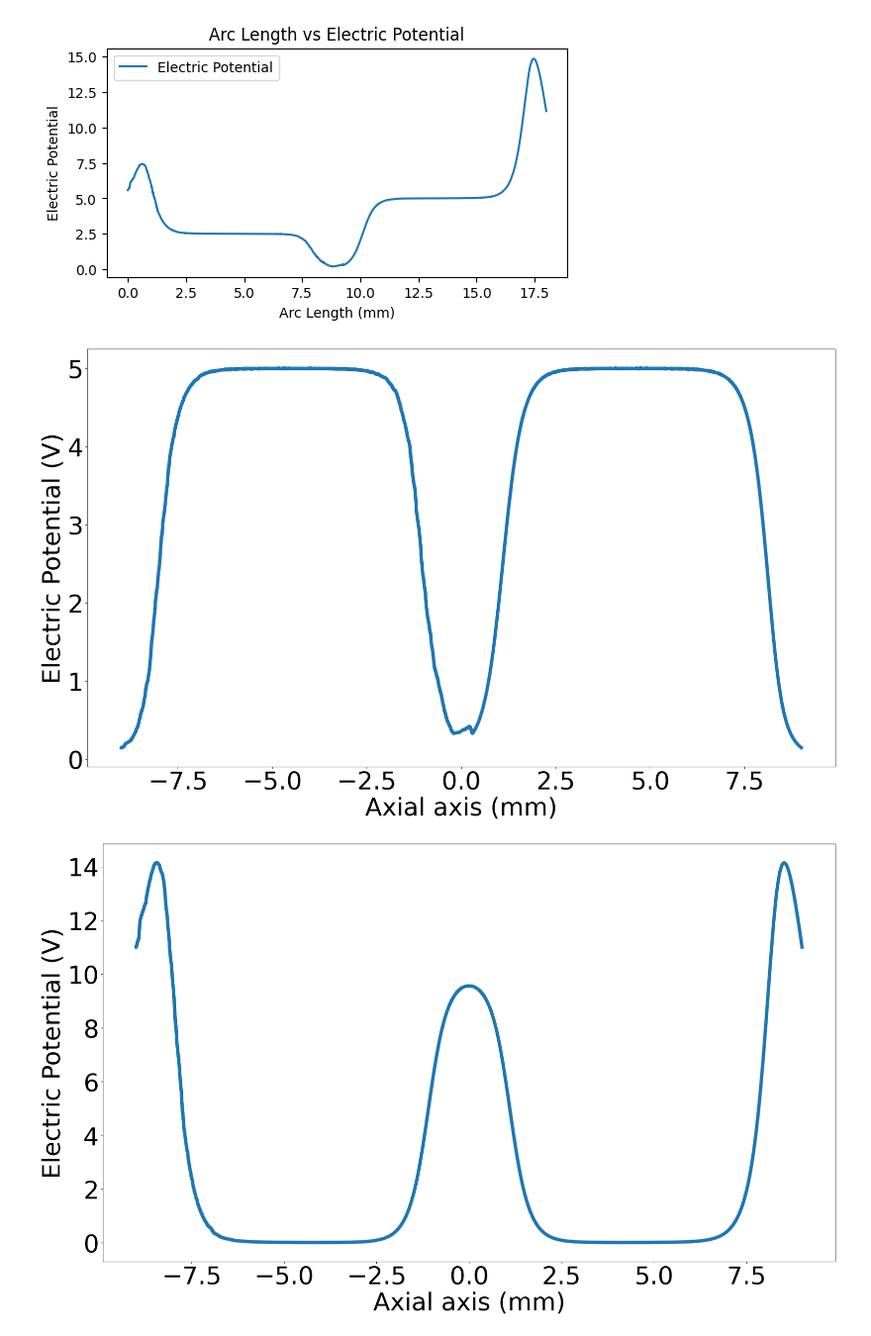
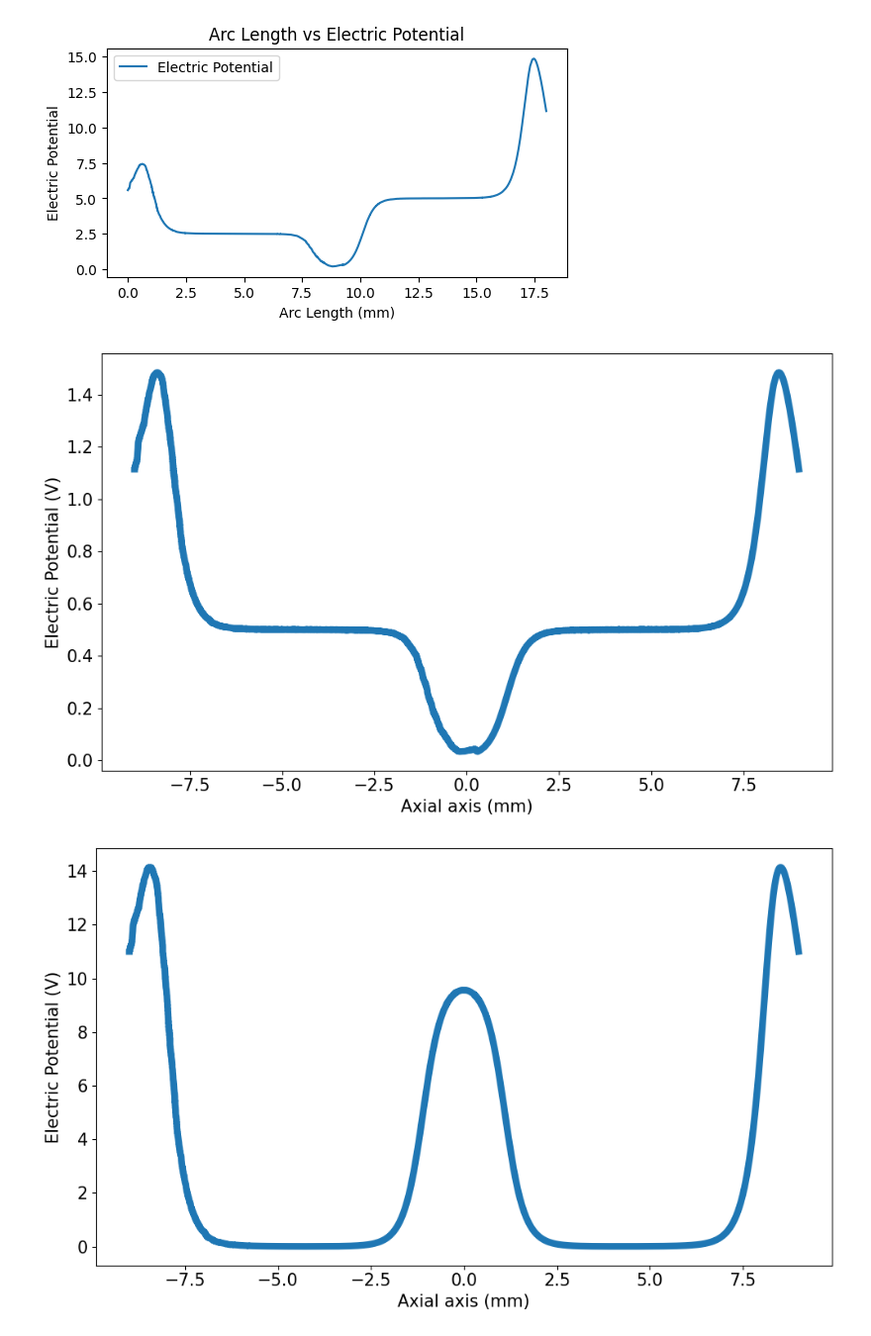
Before and after one commit to haskelit/Ziv-Meir-moleQulab, a Jupyter notebook: Trap simulation/Shuttling Simulation.ipynb, the cells around one changed output. Shown at 99% size. Drawn from its saved outputs; the diff is of its cells as text; code cells hidden in the pictures.

```diff
--- a/Trap simulation/Shuttling Simulation.ipynb
+++ b/Trap simulation/Shuttling Simulation.ipynb
@@ -74,27 +74,27 @@ set_potential(V_EC_L=10,V_DC_L=5,V_BIAS=0,V_DC_R=10,V_EC_R=20)
 # %%
 def set_potential2(V_EC_L, V_DC_L, V_BIAS, V_DC_R, V_EC_R):
     total_potential = (
         V_EC_R * electric_potential_EC_R +
         V_EC_L * electric_potential_EC_L +
         V_DC_R * electric_potential_DC_R +
         V_DC_L * electric_potential_DC_L +
         V_BIAS * electric_potential_BIAS
     )
 
-    plt.figure(figsize=(20, 12))
+    plt.figure(figsize=(10, 6))
     plt.plot(arc_length_DC-9.0, total_potential, label='Electric Potential', linewidth=6)
 
     #plt.title('Arc Length vs Electric Potential', fontsize=16, fontweight='bold')
-    plt.xlabel('Axial axis (mm)', fontsize=44)
-    plt.ylabel('Electric Potential (V)', fontsize=44)
-    plt.xticks(fontsize=44)
-    plt.yticks(fontsize=44)
+    plt.xlabel('Axial axis (mm)', fontsize=15)
+    plt.ylabel('Electric Potential (V)', fontsize=15)
+    plt.xticks(fontsize=15)
+    plt.yticks(fontsize=15)
     plt.tight_layout()
     plt.show()
 
-set_potential2(V_EC_L=0,V_DC_L=10,V_BIAS=0,V_DC_R=10,V_EC_R=0)
+set_potential2(V_EC_L=2,V_DC_L=1,V_BIAS=0,V_DC_R=1,V_EC_R=2)
 set_potential2(V_EC_L=20,V_DC_L=0,V_BIAS=20,V_DC_R=0,V_EC_R=20)
 set_potential2(V_EC_L=15,V_DC_L=1,V_BIAS=0,V_DC_R=1,V_EC_R=0)
 # %% [output]
-[figure, old version]
+[figure, new version]
-[figure, old version]
+[figure, new version]
```
Also changed, not shown: parts of 3 cells of this notebook, 2 other files.
